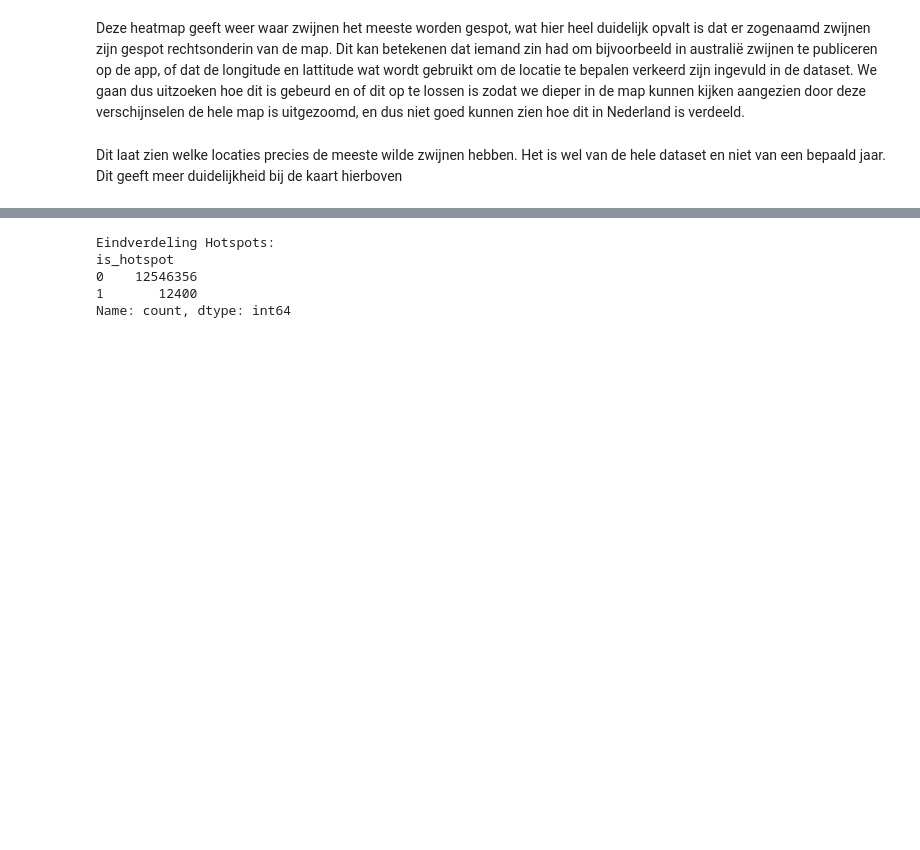
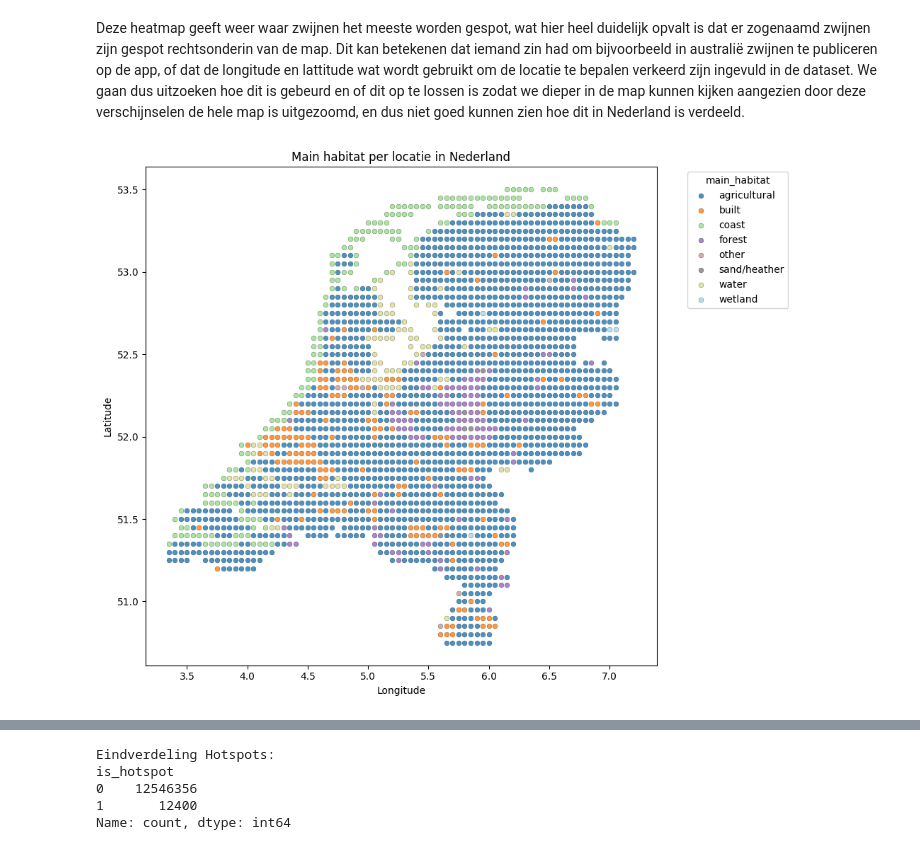
Before and after one commit to Jamie1111/Toeftoeftoeftoef, a Jupyter notebook: assignment_template_it1.ipynb, the cells around one changed output, grey strips where cells are left out. Saved outputs shown, nothing was run; the diff lists cells and outputs as text; code cells hidden in the pictures; blank space fills up the shorter version.

```diff
--- a/assignment_template_it1.ipynb
+++ b/assignment_template_it1.ipynb
@@ -253,5 +266,50 @@ plt.show()
 [figure]
 # %% [markdown]
 Deze heatmap geeft weer waar zwijnen het meeste worden gespot, wat hier heel duidelijk opvalt is dat er zogenaamd zwijnen zijn gespot rechtsonderin van de map. Dit kan betekenen dat iemand zin had om bijvoorbeeld in australië zwijnen te publiceren op de app, of dat de longitude en lattitude wat wordt gebruikt om de locatie te bepalen verkeerd zijn ingevuld in de dataset. We gaan dus uitzoeken hoe dit is gebeurd en of dit op te lossen is zodat we dieper in de map kunnen kijken aangezien door deze verschijnselen de hele map is uitgezoomd, en dus niet goed kunnen zien hoe dit in Nederland is verdeeld.
-# %% [markdown]
-Dit laat zien welke locaties precies de meeste wilde zwijnen hebben. Het is wel van de hele dataset en niet van een bepaald jaar. Dit geeft meer duidelijkheid bij de kaart hierboven
+# %%
+# Habitat heatmap van Nederland: kleur per main habitat per locatie
+import numpy as np
+
+# Zorg dat de locatiekolommen numeriek zijn
+df['decimalLatitude'] = pd.to_numeric(df['decimalLatitude'], errors='coerce')
+df['decimalLongitude'] = pd.to_numeric(df['decimalLongitude'], errors='coerce')
+
+habitats = pd.read_csv('Data/habitats_cbs_2022.csv')
+heatmap_df = df.dropna(subset=['decimalLatitude', 'decimalLongitude', 'Sus scrofa'])
+
+# Voeg habitatinformatie toe via left join op de coördinaten
+heatmap_df = heatmap_df.merge(
+    habitats[['decimalLongitude', 'decimalLatitude', 'main_habitat']],
+    on=['decimalLongitude', 'decimalLatitude'],
+    how='left'
+)
+
+heatmap_df = heatmap_df.dropna(subset=['main_habitat'])
+heatmap_unique = heatmap_df.drop_duplicates(subset=['decimalLongitude', 'decimalLatitude', 'main_habitat'])
+
+habitats_list = heatmap_unique['main_habitat'].sort_values().unique()
+colors = plt.cm.tab20(np.linspace(0, 1, len(habitats_list)))
+color_map = dict(zip(habitats_list, colors))
+
+plt.figure(figsize=(10, 8))
+for habitat, color in color_map.items():
+    subset = heatmap_unique[heatmap_unique['main_habitat'] == habitat]
+    plt.scatter(
+        subset['decimalLongitude'],
+        subset['decimalLatitude'],
+        s=25,
+        color=color,
+        label=habitat,
+        alpha=0.8,
+        edgecolor='black',
+        linewidth=0.2
+    )
+
+plt.title('Main habitat per locatie in Nederland')
+plt.xlabel('Longitude')
+plt.ylabel('Latitude')
+plt.legend(title='main_habitat', bbox_to_anchor=(1.05, 1), loc='upper left')
+plt.tight_layout()
+plt.show()
+# %% [output]
+[figure, added]
```
Also changed, not shown: parts of 16 cells of this notebook, 1 other file.
